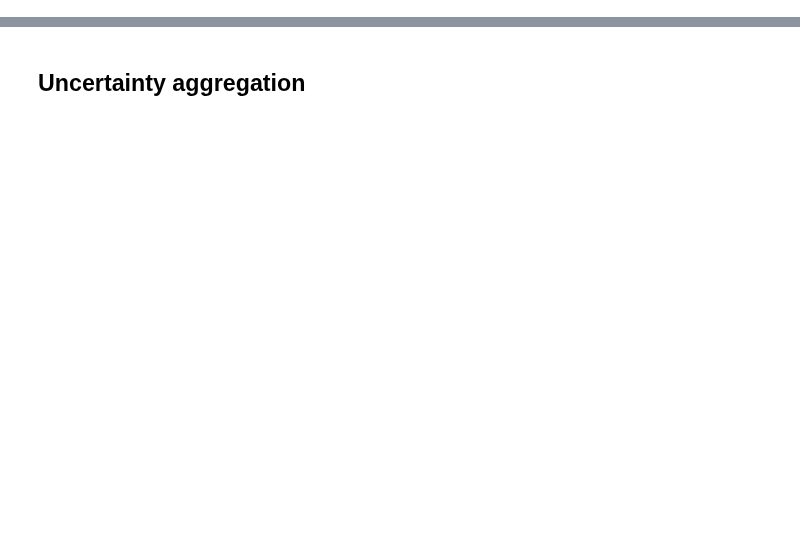
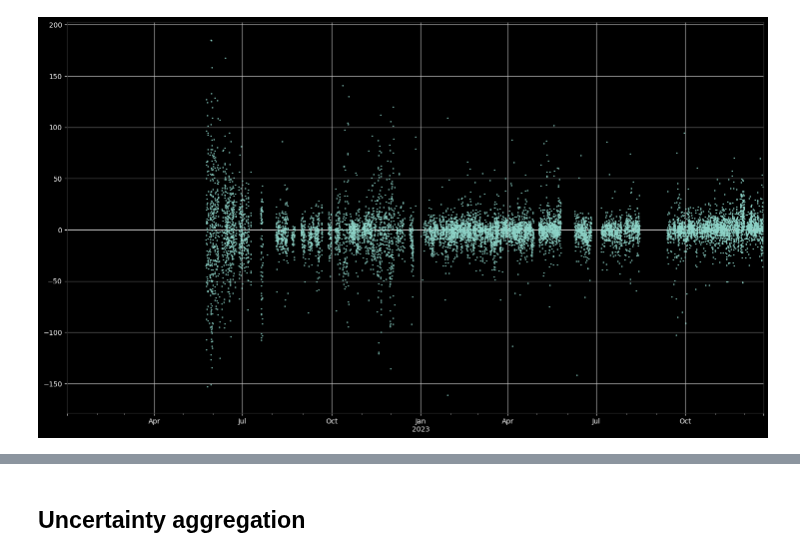
Before and after one commit to ottobriner/atmos-flux-data, a Jupyter notebook: atmos-budget.ipynb, the cells around one changed output, grey strips where cells are left out. Saved outputs shown, nothing was run; the diff lists cells and outputs as text; code cells hidden in the pictures; blank space fills up the shorter version.

```diff
--- a/atmos-budget.ipynb
+++ b/atmos-budget.ipynb
@@ -78,0 +52,13 @@ l3.to_csv(f'./output/csv/ATMOS_L3_{datetime.now().strftime("%Y-%m-%d")}_ch4gapfi
+# %%
+dir_ams = os.path.join(os.getcwd(), 'US-AMS', 'AMF_US-AMS_BASE_HH_1-5')
+files = os.listdir(dir_ams)
+fp = os.path.join(dir_ams, [f for f in files if 'BASE' in f][0])
+# fp = os.path.join(os.getcwd(), 'US-AMS', 'AMF_US-AMS_BASE_HH_1-5', 'AMF_US-AMS_BASE_HH_1-5.csv')
+ams = pd.read_csv(fp, header = 2, index_col = 'TIMESTAMP_END', parse_dates=True, na_values = -9999)
+ams.index = ams.index.set_names(None)
+# %%
+ams['FCH4'].plot(**point_marker_style)
+plt.show()
+# ams['FCH4_F_RF'].plot(color = 'r', **point_marker_style)
+# %% [output]
+[figure, added]
```
Also changed, not shown: parts of 12 cells of this notebook.
